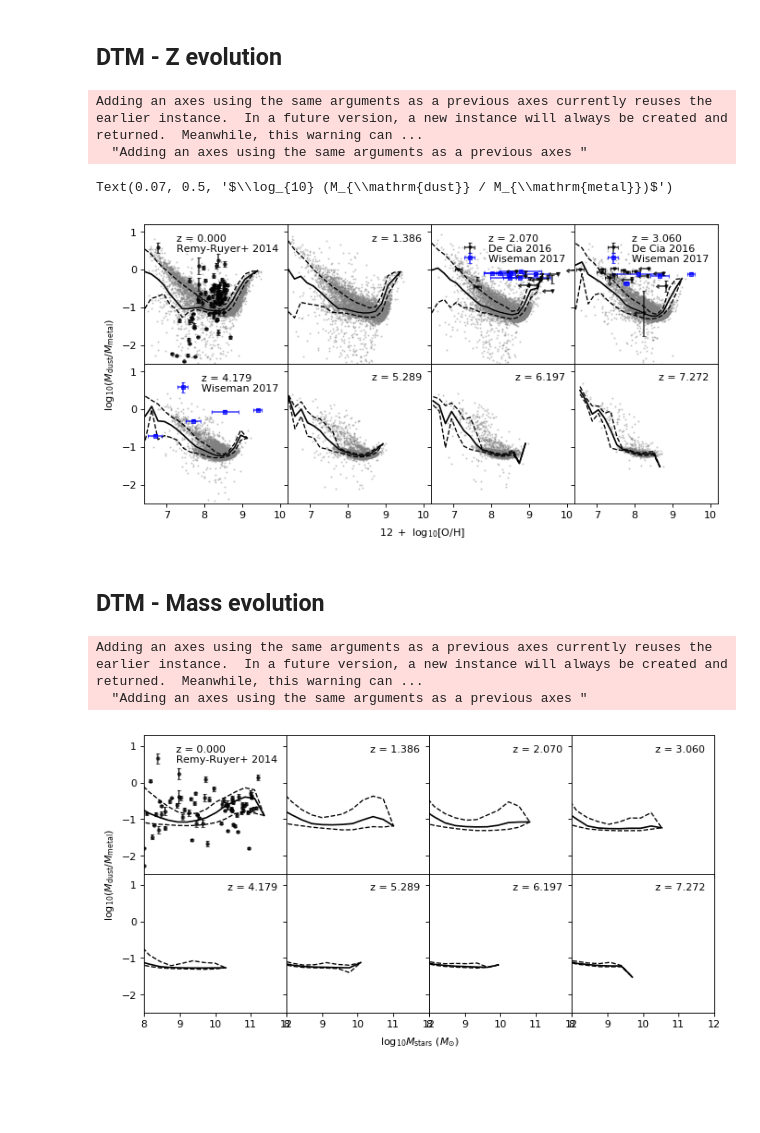
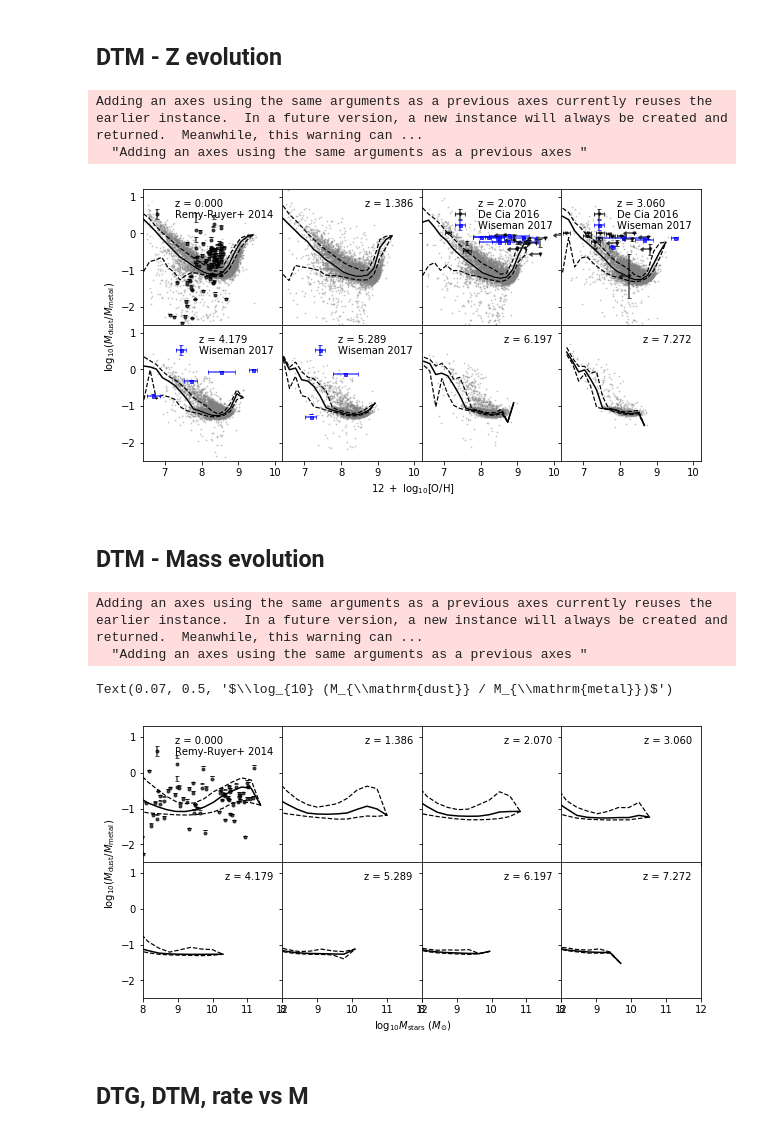
Before and after one commit to darrencroton/sage, a Jupyter notebook: analysis/allresults-new.ipynb, the cells around one changed output. Drawn from its saved outputs; the diff is of its cells as text; code cells hidden in the pictures; blank space fills up the shorter version.

```diff
--- a/analysis/allresults-new.ipynb
+++ b/analysis/allresults-new.ipynb
@@ -1836,28 +1856,8 @@ for i in range(8):
     plt.plot(bins-delta/2, medianf, 'k-', label='condensation')
     plt.plot(bins-delta/2, mediang, 'b-', label='growth')
     plt.plot(bins-delta/2, mediand, 'r-', label='destruction')
-    #plt.fill_between(bins-delta/2, perc1, perc2, facecolor='b', alpha=0.2)
 
-#    plt.scatter(mass, form, marker='o', s=1, c='k', alpha=0.5, label='formation')
-#    plt.scatter(mass, growth, marker='o', s=1, c='b', alpha=0.5, label='growth')
-#    plt.scatter(mass, destruct, marker='o', s=1, c='r', alpha=0.5, label='destruction')
-
-    w = np.where((G_history[i].StellarMass * 1.e10 / Hubble_h > 1.e8) & (G_history[i].MetalsColdGas > 0) & (G_history[i].ColdDust > 0))[0]
-    mass = np.log10(G_history[i].StellarMass[w] * 1.e10 / Hubble_h)
-    DTM = np.log10(G_history[i].ColdDust[w]/G_history[i].MetalsColdGas[w])
-
-    binwidth = 0.25
-    total_bins = int((max(mass) - min(mass)) / binwidth)
-    bins = np.linspace(mass.min(), mass.max(), total_bins)
-    delta = bins[1]-bins[0]
-    idx = np.digitize(mass, bins)
-    median = [np.percentile(DTM[idx==k+1], 50, interpolation='linear') * 2 for k in range(total_bins)]
-
-    #plt.scatter(mass, DTM, marker='o', s=1, c='k', alpha=0.3, label='SAGE with dust')
-    plt.plot(bins-delta/2, median, 'g-', label='DTM')
-
-
-#    plt.axis([7.5, 11.5, -7.5, 5])
+    plt.axis([7.5, 11.5, -5, 2.5])
     leg = plt.legend(loc='upper left', numpoints=1, labelspacing=0.1)
     leg.draw_frame(False)  # Don't want a box frame
     for t in leg.get_texts():  # Reduce the size of the text
@@ -2380,7 +2374,7 @@ for i in range(8):
     bins = np.linspace(Z.min(), Z.max(), total_bins)
     delta = bins[1]-bins[0]
     idx = np.digitize(Z, bins)
-    median = [np.mean(DTM[idx==k+1]) for k in range(total_bins)]
+    median = [np.median(DTM[idx==k+1]) for k in range(total_bins)]
     perc1 = [np.percentile(DTM[idx==k+1], 16, interpolation='linear') for k in range(total_bins)]
     perc2 = [np.percentile(DTM[idx==k+1], 84, interpolation='linear') for k in range(total_bins)]
 
@@ -2404,7 +2398,7 @@ for i in range(8):
         t.set_fontsize('medium')
 
 plt.subplot(241).set_xticklabels([])
-plt.errorbar(Z_rr, DTM_rr, yerr=DTMerr_rr, fmt='k.', alpha=0.7, label='Remy-Ruyer+ 2014')
+plt.errorbar(Z_rr, DTM_rr, yerr=[DTMerr_low, DTMerr_up], fmt='k.', alpha=0.7, label='Remy-Ruyer+ 2014')
 leg = plt.legend(loc='upper right', numpoints=1, labelspacing=0.1)
 leg.draw_frame(False)  # Don't want a box frame
 for t in leg.get_texts():  # Reduce the size of the text
@@ -2474,39 +2468,38 @@ dtm = np.array([0.19, 0.95, 0.85, 0.48])
 dtm_err = np.array([0.02, 0.07, 0.07, 0.04])
 y = np.log10(dtm)
 uppy = np.log10((dtm + dtm_err) / dtm)
 lowy = np.log10((dtm - dtm_err) / dtm)
 plt.errorbar(Z, y, xerr=Z_err, yerr=[lowy, uppy], fmt='bs', markersize=3, alpha=0.7, label="Wiseman 2017")
 leg = plt.legend(loc='upper right', numpoints=1, labelspacing=0.1)
 leg.draw_frame(False)  # Don't want a box frame
 for t in leg.get_texts():  # Reduce the size of the text
     t.set_fontsize('medium')
 
 plt.subplot(246).set_yticklabels([])
-Z = np.array([]) + 9
-Z_err = []
-dtm = np.array([0.19, 0.95, 0.85, 0.48])
-dtm_err = np.array([0.02, 0.07, 0.07, 0.04])
+Z = np.array([-0.88, -1.83]) + 9
+Z_err = [0.33, 0.16]
+dtm = np.array([0.74, 0.05])
+dtm_err = np.array([0.07, 0.01])
 y = np.log10(dtm)
 uppy = np.log10((dtm + dtm_err) / dtm)
 lowy = np.log10((dtm - dtm_err) / dtm)
 plt.errorbar(Z, y, xerr=Z_err, yerr=[lowy, uppy], fmt='bs', markersize=3, alpha=0.7, label="Wiseman 2017")
 leg = plt.legend(loc='upper right', numpoints=1, labelspacing=0.1)
 leg.draw_frame(False)  # Don't want a box frame
 for t in leg.get_texts():  # Reduce the size of the text
     t.set_fontsize('medium')
 
 plt.subplot(247).set_yticklabels([])
 plt.subplot(248).set_yticklabels([])
 plt.subplots_adjust(wspace=0, hspace=0)
 fig.text(0.5, 0.04, r'$12\ +\ \log_{10}[\mathrm{O/H}]$', ha='center')
 fig.text(0.07, 0.5, r'$\log_{10} (M_{\mathrm{dust}} / M_{\mathrm{metal}})$', va='center', rotation='vertical')
 
 #plt.savefig('plots/DTM-Z_z-new-dust.png')
 # %% [output]
 Adding an axes using the same arguments as a previous axes currently reuses the earlier instance.  In a future version, a new instance will always be created and returned.  Meanwhile, this warning can ...
   "Adding an axes using the same arguments as a previous axes "
-Text(0.07, 0.5, '$\\log_{10} (M_{\\mathrm{dust}} / M_{\\mathrm{metal}})$')
-[figure, old version]
+[figure, new version]
 # %% [markdown]
 ## DTM - Mass evolution
 # %%
@@ -2546,7 +2539,7 @@ for i in range(8):
         t.set_fontsize('medium')
 
 plt.subplot(241).set_xticklabels([])
-plt.errorbar(logstar_rr, DTM_rr, yerr=DTMerr_rr, fmt='k.', alpha=0.7, label='Remy-Ruyer+ 2014')
+plt.errorbar(logstar_rr, DTM_rr, yerr=[DTMerr_low, DTMerr_up], fmt='k.', alpha=0.7, label='Remy-Ruyer+ 2014')
 leg = plt.legend(loc='upper right', numpoints=1, labelspacing=0.1)
 leg.draw_frame(False)  # Don't want a box frame
 for t in leg.get_texts():  # Reduce the size of the text
@@ -2565,8 +2558,11 @@ plt.subplots_adjust(wspace=0, hspace=0)
 fig.text(0.5, 0.04, r'$\log_{10} M_{\mathrm{stars}}\ (M_{\odot})$', ha='center')
 fig.text(0.07, 0.5, r'$\log_{10} (M_{\mathrm{dust}} / M_{\mathrm{metal}})$', va='center', rotation='vertical')
 
-plt.savefig('plots/DTM-Mass_z-new-dust-2.png')
+#plt.savefig('plots/DTM-Mass_z-new-dust-2.png')
 # %% [output]
 Adding an axes using the same arguments as a previous axes currently reuses the earlier instance.  In a future version, a new instance will always be created and returned.  Meanwhile, this warning can ...
   "Adding an axes using the same arguments as a previous axes "
+Text(0.07, 0.5, '$\\log_{10} (M_{\\mathrm{dust}} / M_{\\mathrm{metal}})$')
-[figure, old version]
+[figure, new version]
+# %% [markdown]
+## DTG, DTM, rate vs M
```
Also changed, not shown: parts of 17 cells of this notebook.
